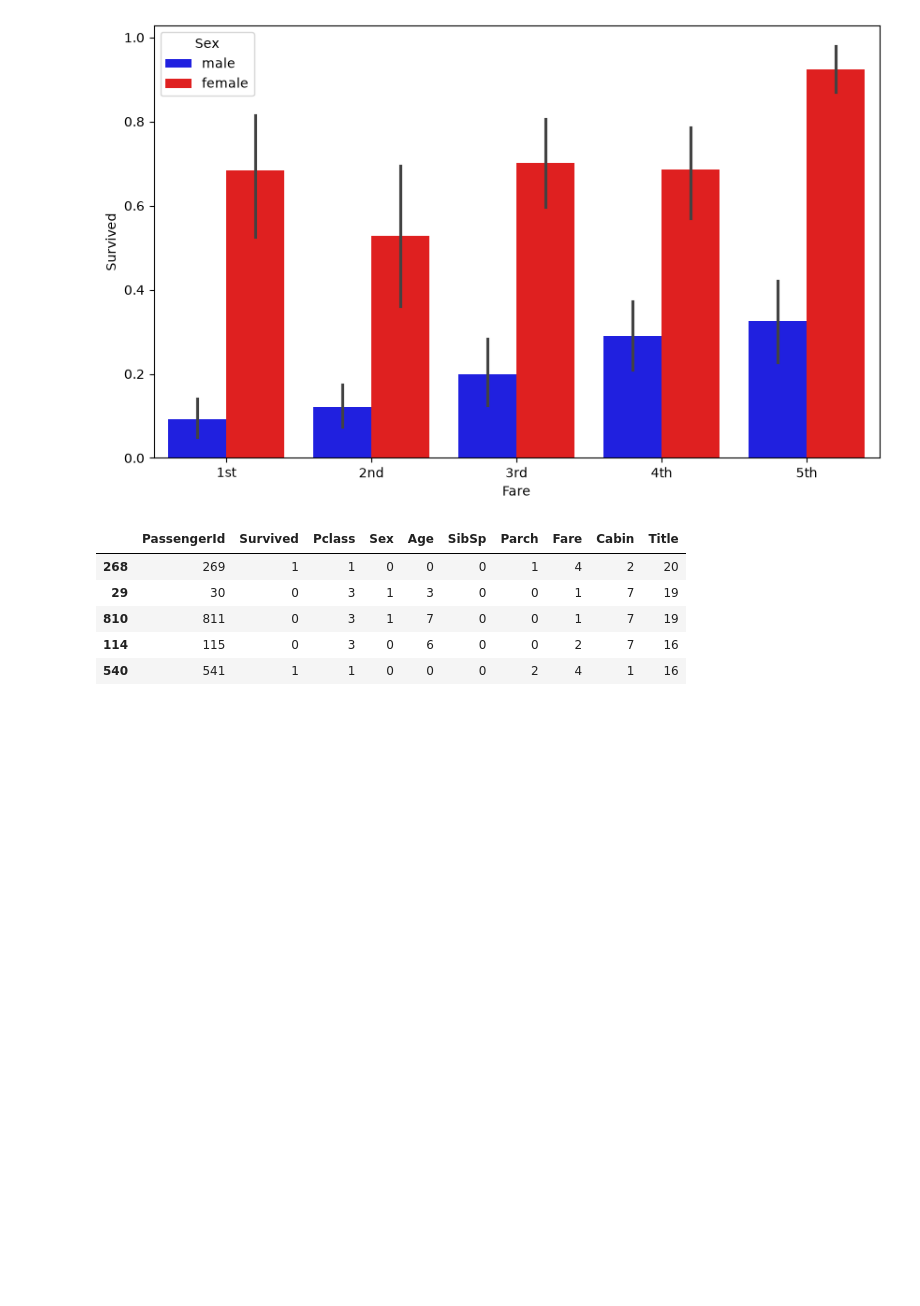
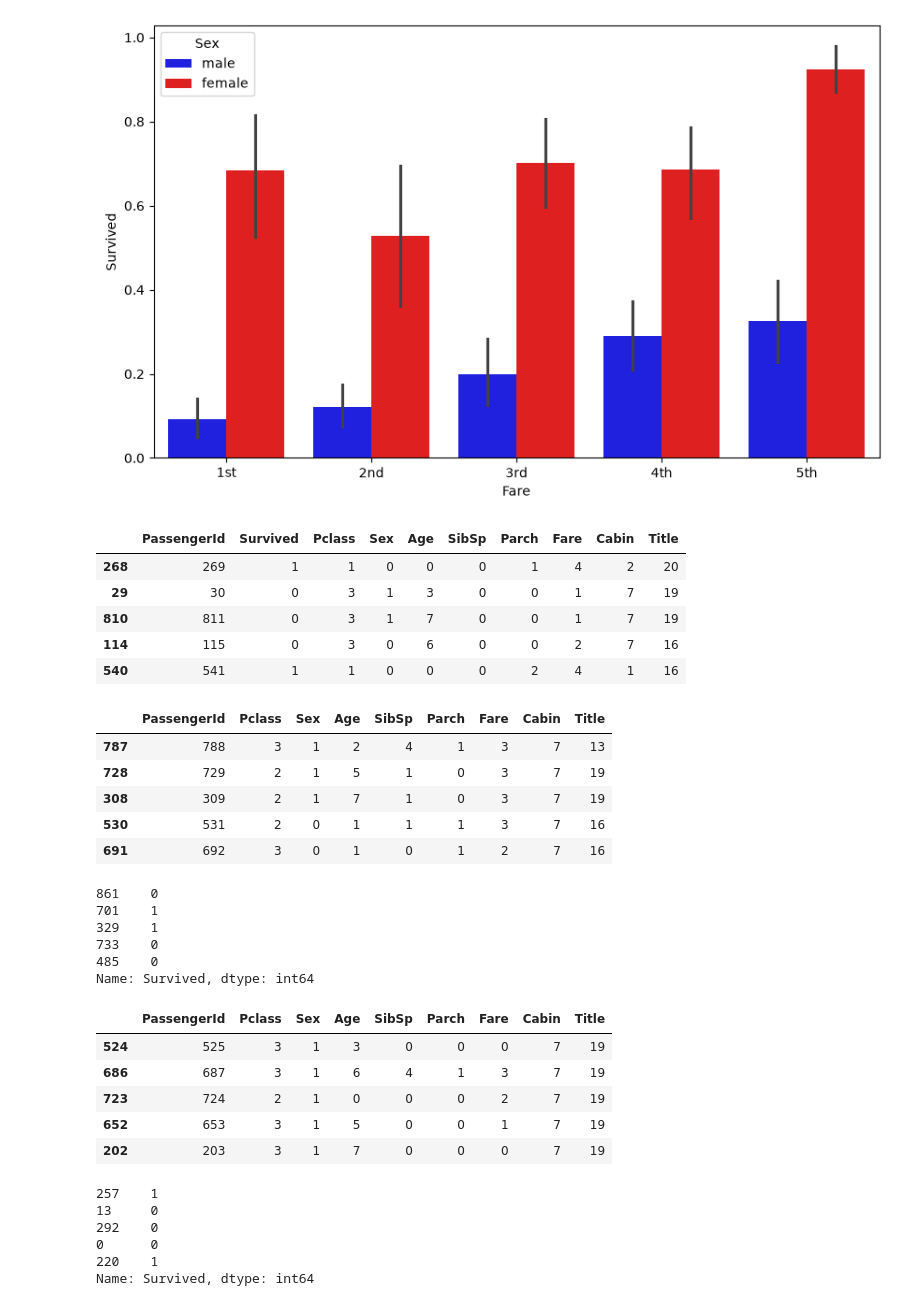
Before and after one commit to andres112/Advanced-Python, a Jupyter notebook: Titanic.ipynb, the cells around one changed output. Drawn from its saved outputs; the diff is of its cells as text; code cells hidden in the pictures; blank space fills up the shorter version.

Commit message:
feat: implement train-test split for model validation

```diff
--- a/Titanic.ipynb
+++ b/Titanic.ipynb
@@ -306,0 +309,39 @@ train_data.sample(5)
+# %%
+# Separate features and target variable from the training data
+X= train_data.drop('Survived', axis=1) # Features (independent variables)
+Y= train_data['Survived'] # Independent variable (target)
+
+# Split the data into training and validation sets
+validation_size = 0.15
+# Set the random seed for reproducibility
+seed = np.random.randint(1000)
+# Perform the train-test split. Return 4 datasets: X_train, X_val, Y_train, Y_val
+X_train, X_val, Y_train, Y_val = train_test_split(X, Y, test_size=validation_size, random_state=seed)
+
+display(X_train.sample(5), Y_train.sample(5))
+display(X_val.sample(5), Y_val.sample(5))
+# %% [output]
+|  | PassengerId | Pclass | Sex | Age | SibSp | Parch | Fare | Cabin | Title |
+| 787 | 788 | 3 | 1 | 2 | 4 | 1 | 3 | 7 | 13 |
+| 728 | 729 | 2 | 1 | 5 | 1 | 0 | 3 | 7 | 19 |
+| 308 | 309 | 2 | 1 | 7 | 1 | 0 | 3 | 7 | 19 |
+| 530 | 531 | 2 | 0 | 1 | 1 | 1 | 3 | 7 | 16 |
+| 691 | 692 | 3 | 0 | 1 | 0 | 1 | 2 | 7 | 16 |
+861    0
+701    1
+329    1
+733    0
+485    0
+Name: Survived, dtype: int64
+|  | PassengerId | Pclass | Sex | Age | SibSp | Parch | Fare | Cabin | Title |
+| 524 | 525 | 3 | 1 | 3 | 0 | 0 | 0 | 7 | 19 |
+| 686 | 687 | 3 | 1 | 6 | 4 | 1 | 3 | 7 | 19 |
+| 723 | 724 | 2 | 1 | 0 | 0 | 0 | 2 | 7 | 19 |
+| 652 | 653 | 3 | 1 | 5 | 0 | 0 | 1 | 7 | 19 |
+| 202 | 203 | 3 | 1 | 7 | 0 | 0 | 0 | 7 | 19 |
+257    1
+13     0
+292    0
+0      0
+220    1
+Name: Survived, dtype: int64
```
Also changed, not shown: parts of 1 cell of this notebook.
